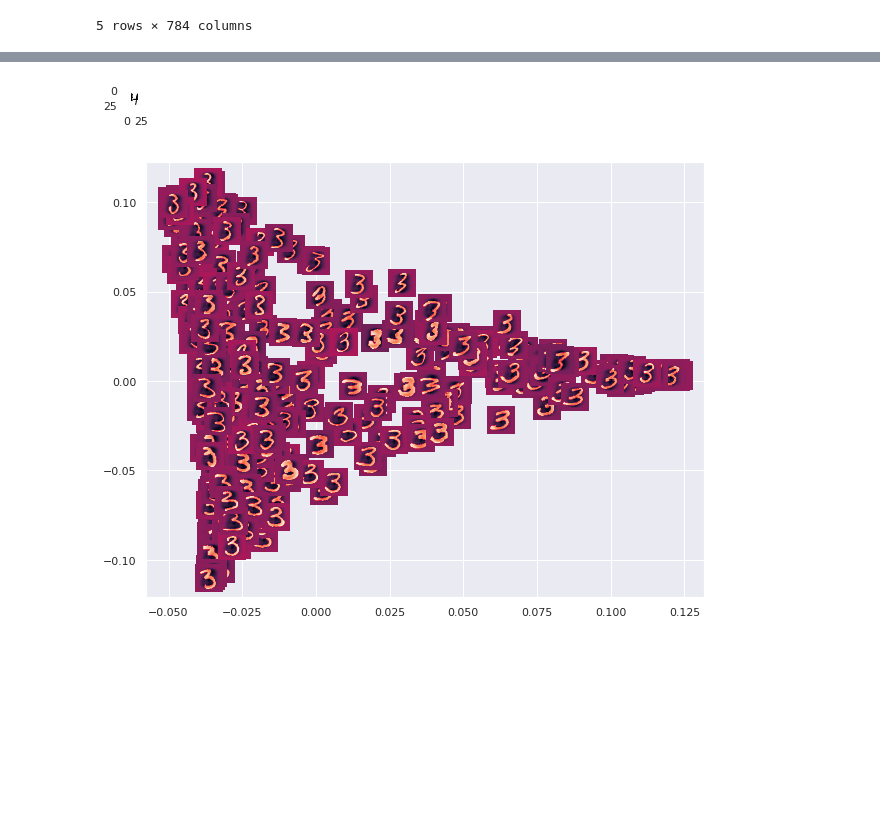
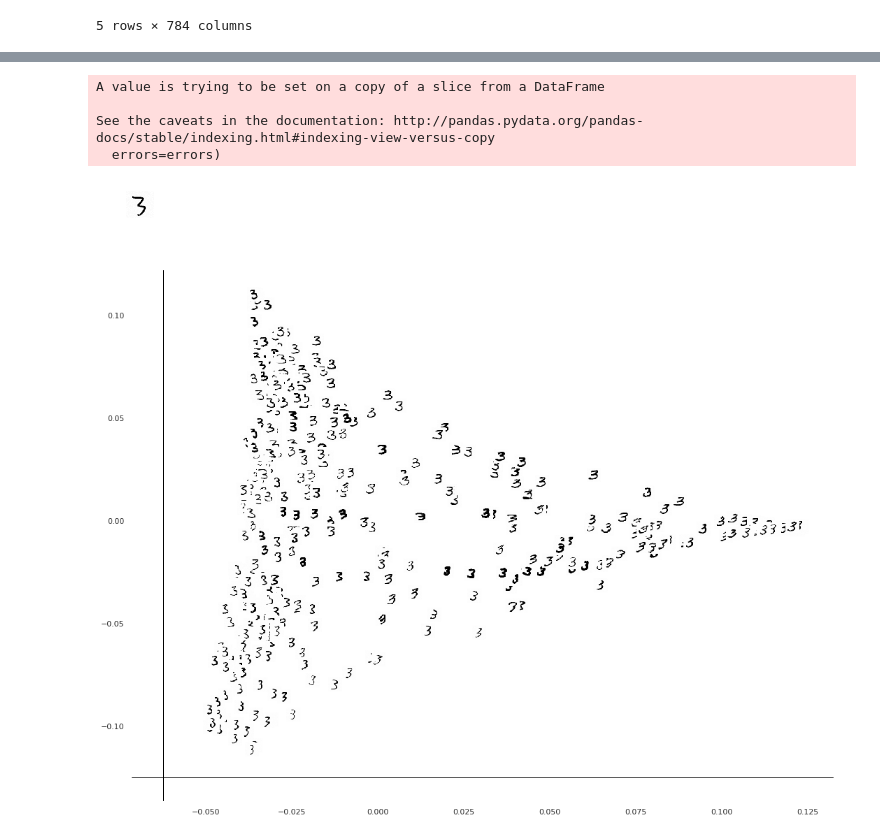
Before and after one commit to shreesha-1990/657A-Assignments, a Jupyter notebook: ECE - 657A Assignment1.ipynb, the cells around one changed output, grey strips where cells are left out. Saved outputs shown, nothing was run; the diff lists cells and outputs as text; code cells hidden in the pictures; blank space fills up the shorter version.

Commit message:
Modified Digit plot and removed extra code

```diff
--- a/ECE - 657A Assignment1.ipynb
+++ b/ECE - 657A Assignment1.ipynb
@@ -406,64 +407,56 @@ sns.scatterplot(ax = ax, x="LLE Component 1", y="LLE Component 2", alpha = 0.7,
 from PIL import Image
 df_img=pd.read_csv("data/DataB.csv")
 df_img = df_img.loc[:, ~df_img.columns.str.contains('^Unnamed')]
-df_img.drop(columns = ['gnd'], inplace = True)
-pixels = df_img.loc[2000, :]
+df_3 = df_img.loc[df_img['gnd'].isin([3])]
+df_3.drop(columns = ['gnd'], inplace = True)
+pixels = df_3.iloc[5, :]
 pixels = np.array(pixels, dtype='uint8')
-
 # Reshape the array into 28 x 28 array (2-dimensional array)
 pixels = pixels.reshape((28, 28))
-# img = Image.fromarray(pixels, 'RGB')
-# Plot
 img = Image.fromarray(pixels)
-fig, ax = plt.subplots(figsize=(0.3, 0.3))
-# plt.scatter(0,0, plt.imshow(pixels, cmap='gray_r'))
+fig, ax = plt.subplots(figsize=(0.5, 0.5))
+plt.axis('off')
 img = plt.imshow(pixels, cmap='gray_r')
-# plt.savefig('3.png')
-# im = Image.open("3.png)
-# type(img)
 # %% [output]
+A value is trying to be set on a copy of a slice from a DataFrame
+
+See the caveats in the documentation: http://pandas.pydata.org/pandas-docs/stable/indexing.html#indexing-view-versus-copy
+  errors=errors)
-[figure, old version]
+[figure, new version]
 # %%
-def grayConversion(image):
-    grayValue = 0.07 * image[:,:,2] + 0.72 * image[:,:,1] + 0.21 * image[:,:,0]
-    gray_img = grayValue.astype(np.uint8)
-    return gray_img
-
-import numpy as np
-import matplotlib.pyplot as plt
 from matplotlib.offsetbox import OffsetImage, AnnotationBbox
-from matplotlib.cbook import get_sample_data
-import cv2
-
-def main(x,y,z):
-    fig, ax = plt.subplots(figsize=(10, 8))
-    imscatter(x, y, z, zoom=1, ax=ax)
-#     ax.plot(x, y)
+def plotDigits(x,y,z, zoom = 1):
+    fig, ax = plt.subplots(figsize=(18, 14))
+    ax.axhline(-0.125, color='black', lw=1)
+    ax.axvline(-0.0625, color='black', lw=1)
+    ax.set_facecolor((1.0, 1.0, 1.0))
+    imscatter(x, y, z, zoom= zoom, ax=ax)
     plt.show()
 
 def imscatter(x, y, z, ax=None, zoom=1):
     if ax is None:
         ax = plt.gca()
     x, y = np.atleast_1d(x, y)
     artists = []
     for x0, y0, z0 in zip(x, y, z):
-#         pixels = np.array(z0, dtype='uint8')
-        # Reshape the array into 28 x 28 array (2-dimensional array)
-        z0 /= z0.max()
-        pixels = z0.reshape(28, 28)
-        img = Image.fromarray(pixels)
-        im = OffsetImage(img, zoom=zoom)
+        z0 = z0.reshape(28, 28)
+        im = OffsetImage(z0, zoom=zoom, cmap = 'Greys', alpha = 1)
         ab = AnnotationBbox(im, (x0, y0), xycoords='data', frameon=False)
         artists.append(ax.add_artist(ab))
     ax.update_datalim(np.column_stack([x, y]))
     ax.autoscale()
     return artists
 
 x = df_lle_3['LLE Component 1']
 y = df_lle_3['LLE Component 2']
+
+# df_saved['label'] = labels
+# df_3 = df_saved.loc[df_saved['label'].isin([3])]
+# df_3.drop(columns = ['label'], inplace = True)
+
 z =  np.array(df_3)
-main(x, y, z)
+plotDigits(x, y, z, zoom = 0.7)
 # %% [output]
-[figure, old version]
+[figure, new version]
 # %%
 from matplotlib.offsetbox import OffsetImage, AnnotationBbox
```
Also changed, not shown: parts of 9 cells of this notebook.
